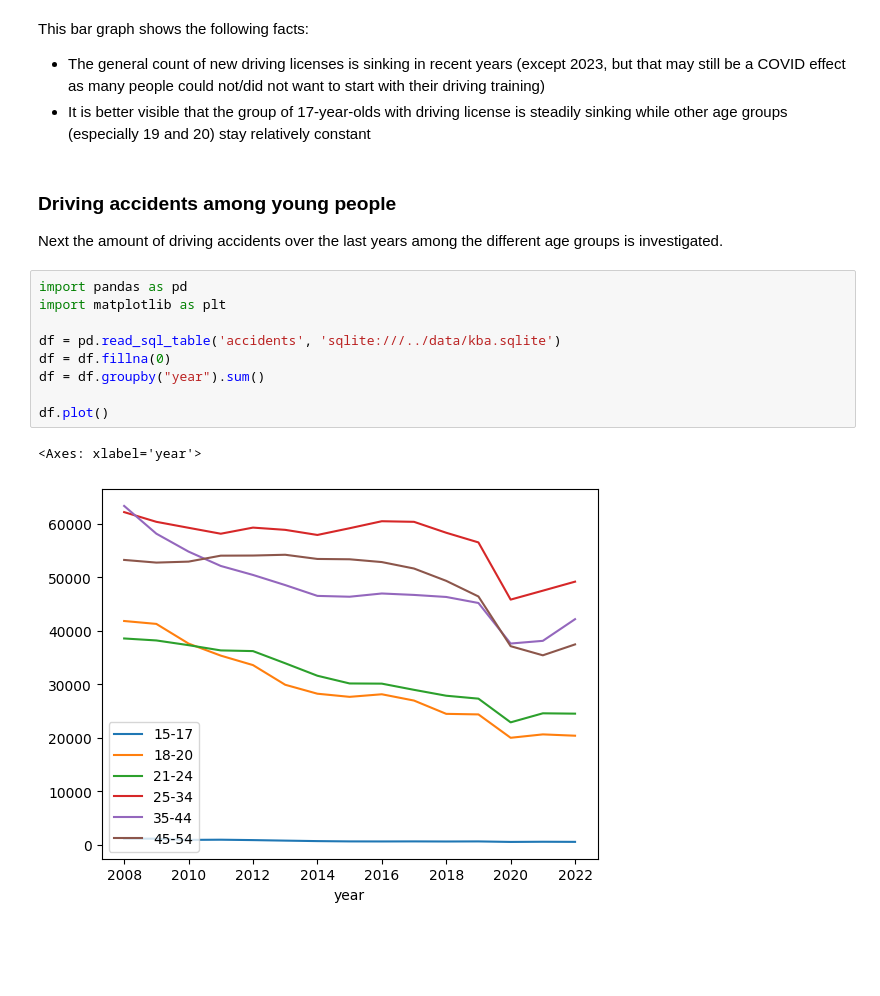
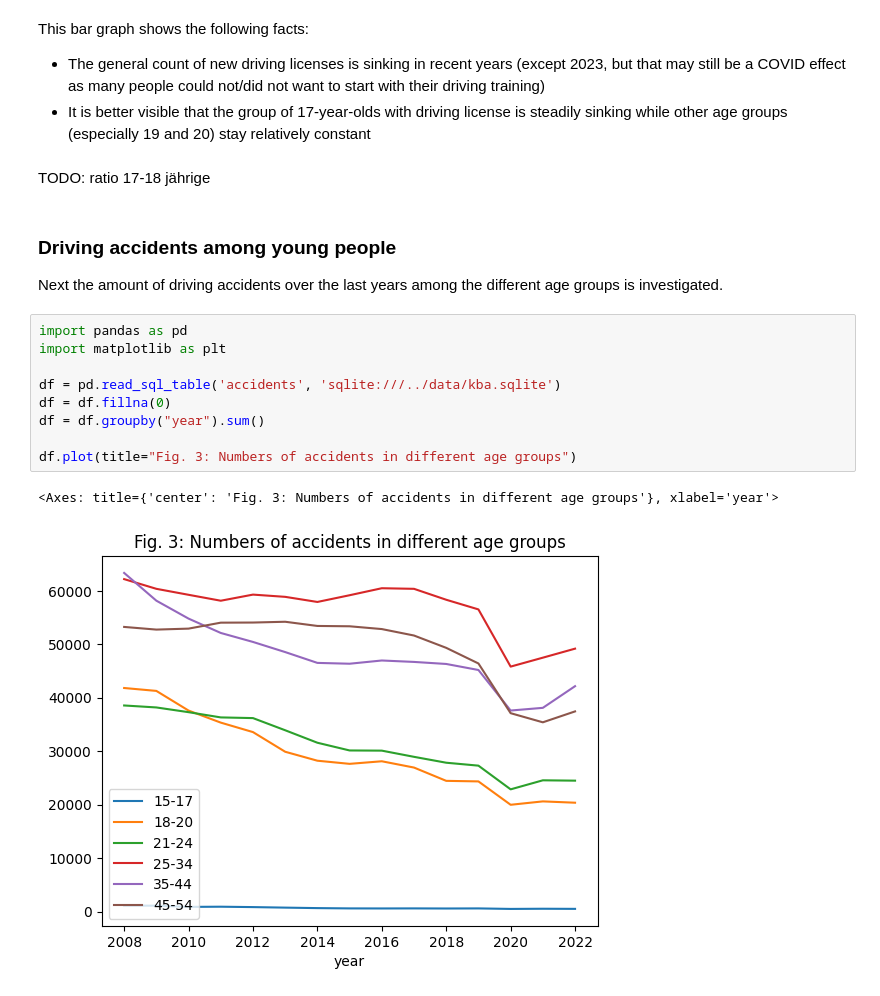
Before and after one commit to Domi020/made, a Jupyter notebook: project/report.ipynb, the cells around one changed output. Cells and saved outputs as stored; diff of their text form; blank space fills up the shorter version.

```diff
--- a/project/report.ipynb
+++ b/project/report.ipynb
@@ -141,18 +144,20 @@ plt.show()
 This bar graph shows the following facts:
 - The general count of new driving licenses is sinking in recent years (except 2023, but that may still be a COVID effect as many people could not/did not want to start with their driving training)
 - It is better visible that the group of 17-year-olds with driving license is steadily sinking while other age groups (especially 19 and 20) stay relatively constant
+# %% [markdown]
+TODO: ratio 17-18 jährige
 # %% [markdown]
 ### Driving accidents among young people
 Next the amount of driving accidents over the last years among the different age groups is investigated.
 # %%
 import pandas as pd
 import matplotlib as plt
 
 df = pd.read_sql_table('accidents', 'sqlite:///../data/kba.sqlite')
 df = df.fillna(0)
 df = df.groupby("year").sum()
 
-df.plot()
+df.plot(title="Fig. 3: Numbers of accidents in different age groups")
 # %% [output]
-<Axes: xlabel='year'>
+<Axes: title={'center': 'Fig. 3: Numbers of accidents in different age groups'}, xlabel='year'>
-[figure, old version]
+[figure, new version]
```
Also changed, not shown: parts of 15 cells of this notebook.
